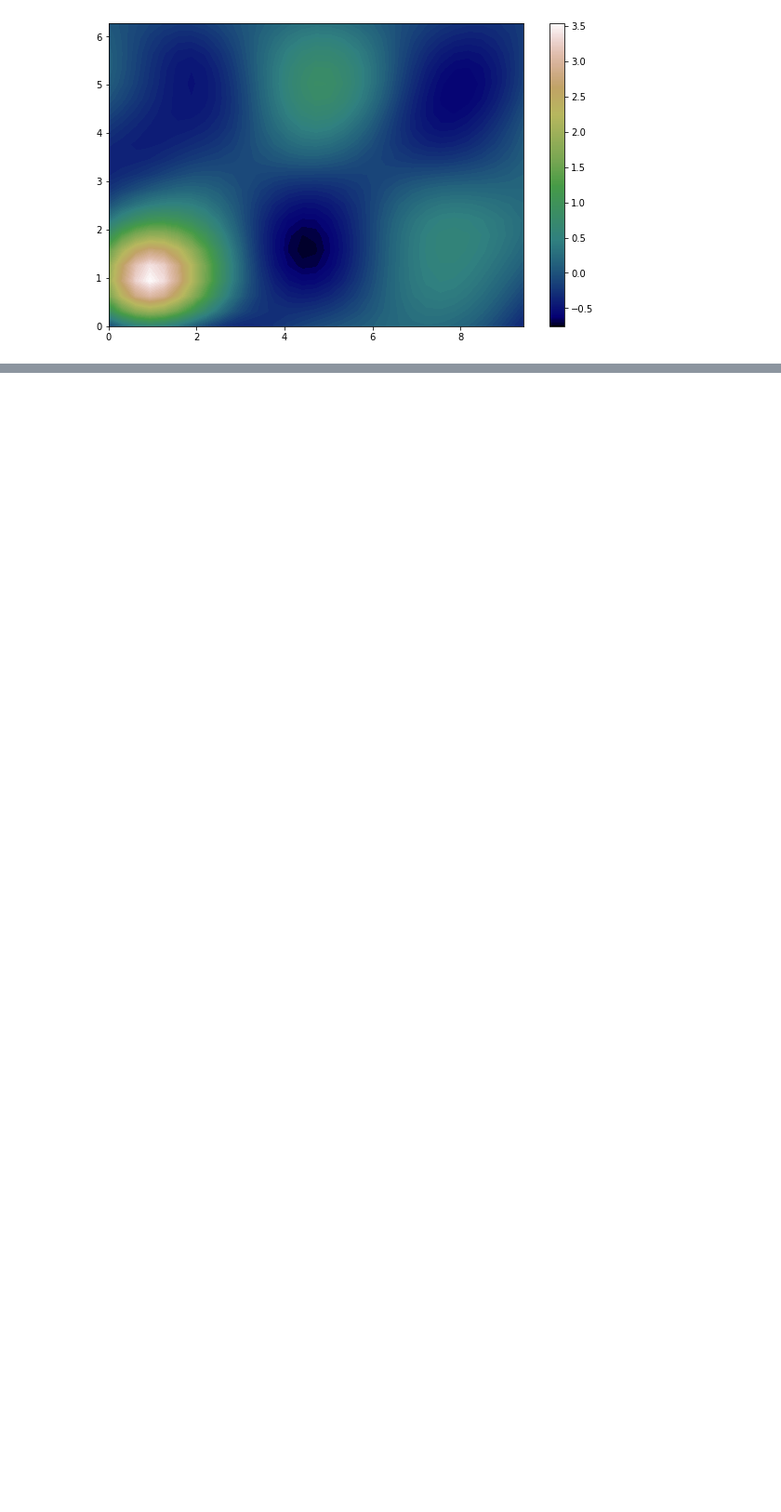
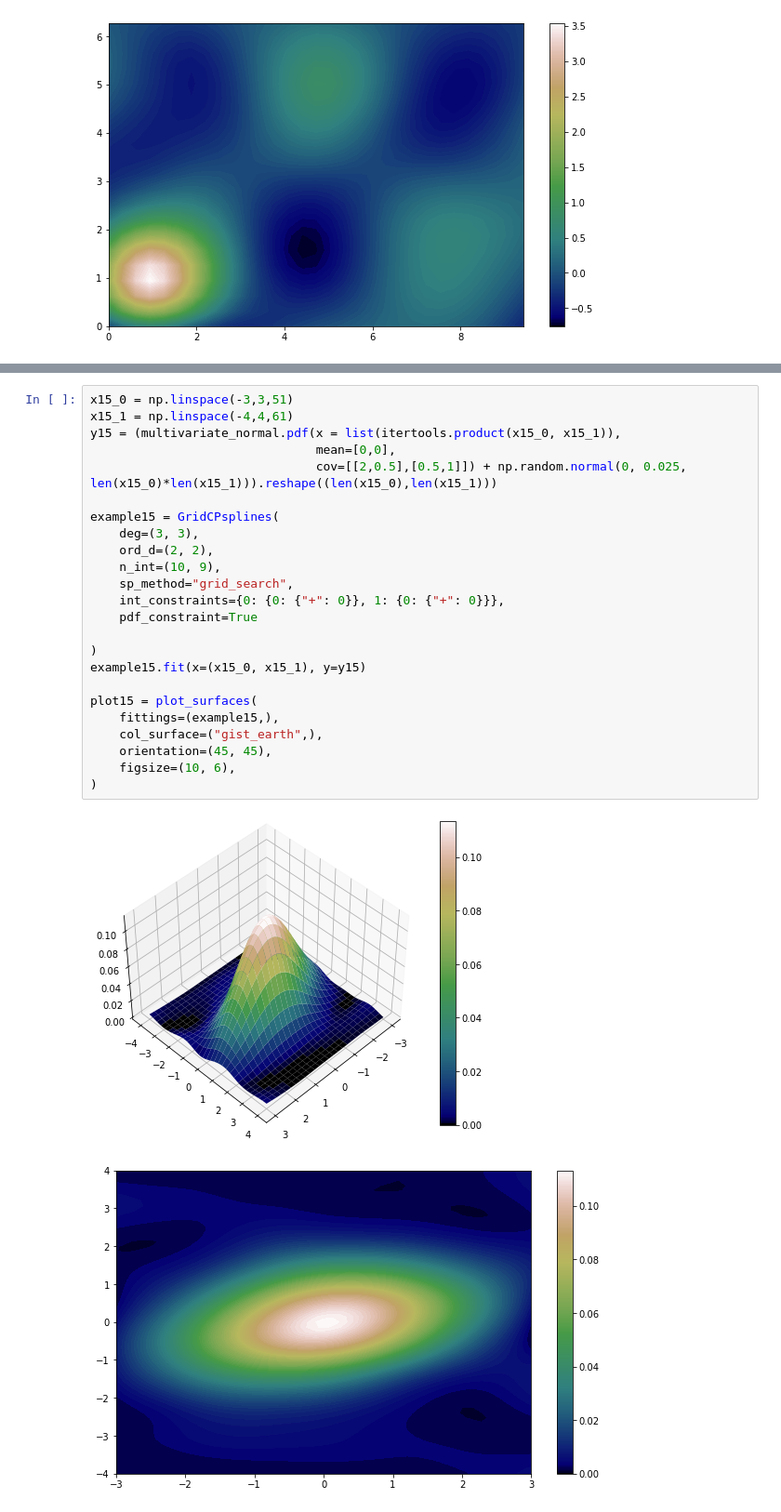
Before and after one commit to ManuelNavarroGarcia/cpsplines, a Jupyter notebook: examples/simulated_data.ipynb, the cells around one changed output, grey strips where cells are left out. Shown at 93% size. Drawn from its saved outputs; the diff is of its cells as text; blank space fills up the shorter version.

```diff
--- a/examples/simulated_data.ipynb
+++ b/examples/simulated_data.ipynb
@@ -606,0 +628,27 @@ plot14 = plot_curves(
+# %%
+x15_0 = np.linspace(-3,3,51)
+x15_1 = np.linspace(-4,4,61)
+y15 = (multivariate_normal.pdf(x = list(itertools.product(x15_0, x15_1)),
+                               mean=[0,0],
+                               cov=[[2,0.5],[0.5,1]]) + np.random.normal(0, 0.025, len(x15_0)*len(x15_1))).reshape((len(x15_0),len(x15_1)))
+
+example15 = GridCPsplines(
+    deg=(3, 3),
+    ord_d=(2, 2),
+    n_int=(10, 9),
+    sp_method="grid_search",
+    int_constraints={0: {0: {"+": 0}}, 1: {0: {"+": 0}}},
+    pdf_constraint=True
+
+)
+example15.fit(x=(x15_0, x15_1), y=y15)
+
+plot15 = plot_surfaces(
+    fittings=(example15,),
+    col_surface=("gist_earth",),
+    orientation=(45, 45),
+    figsize=(10, 6),
+)
+# %% [output]
+[figure, added]
+[figure, added]
```
Also changed, not shown: parts of 4 cells of this notebook.
